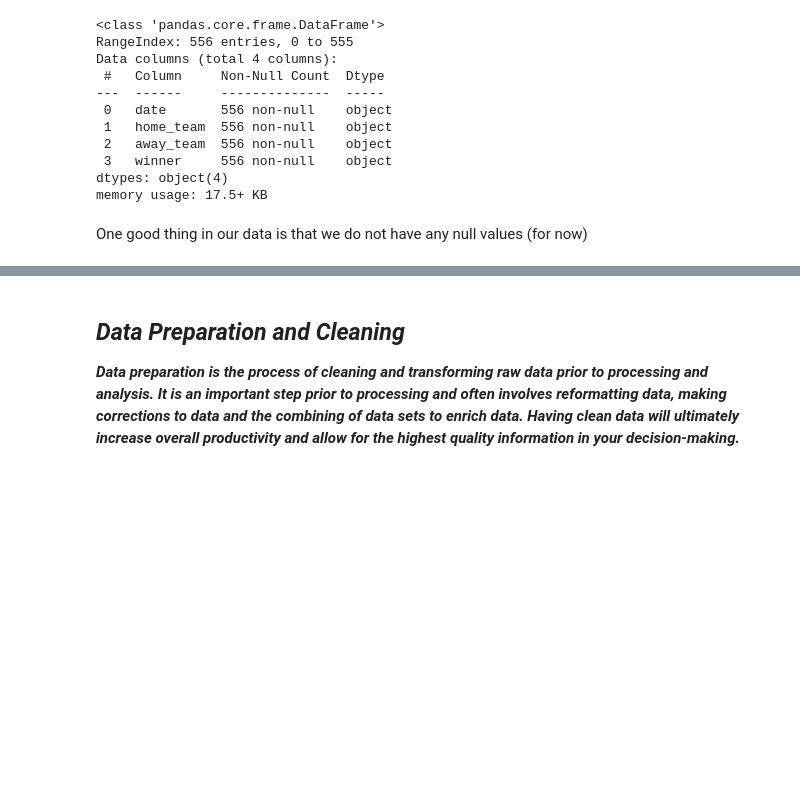
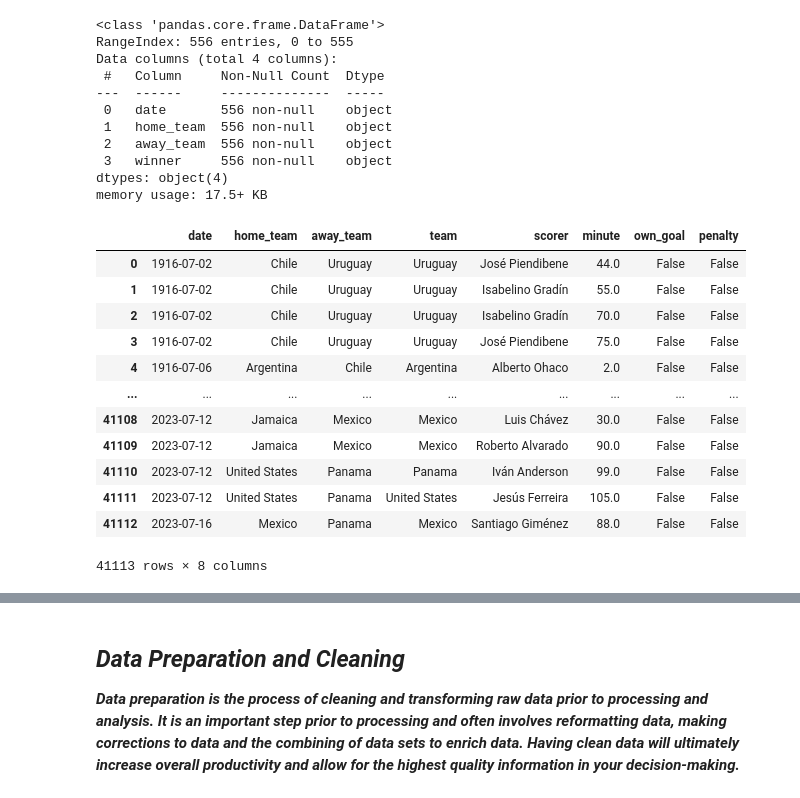
Before and after one commit to hamza-shakir/international-football-dashboard, a Jupyter notebook: visualizing-data-in-football.ipynb, the cells around one changed output, grey strips where cells are left out. Cells and saved outputs as stored; diff of their text form; code cells hidden in the pictures; blank space fills up the shorter version.

```diff
--- a/visualizing-data-in-football.ipynb
+++ b/visualizing-data-in-football.ipynb
@@ -98,5 +99,19 @@ Data columns (total 4 columns):
  3   winner     556 non-null    object
 dtypes: object(4)
 memory usage: 17.5+ KB
-# %% [markdown]
-One good thing in our data is that we do not have any null values (for now)
+# %%
+goalscorers_df
+# %% [output]
+|  | date | home_team | away_team | team | scorer | minute | own_goal | penalty |
+| 0 | 1916-07-02 | Chile | Uruguay | Uruguay | José Piendibene | 44.0 | False | False |
+| 1 | 1916-07-02 | Chile | Uruguay | Uruguay | Isabelino Gradín | 55.0 | False | False |
+| 2 | 1916-07-02 | Chile | Uruguay | Uruguay | Isabelino Gradín | 70.0 | False | False |
+| 3 | 1916-07-02 | Chile | Uruguay | Uruguay | José Piendibene | 75.0 | False | False |
+| 4 | 1916-07-06 | Argentina | Chile | Argentina | Alberto Ohaco | 2.0 | False | False |
+| ... | ... | ... | ... | ... | ... | ... | ... | ... |
+| 41108 | 2023-07-12 | Jamaica | Mexico | Mexico | Luis Chávez | 30.0 | False | False |
+| 41109 | 2023-07-12 | Jamaica | Mexico | Mexico | Roberto Alvarado | 90.0 | False | False |
+| 41110 | 2023-07-12 | United States | Panama | Panama | Iván Anderson | 99.0 | False | False |
+| 41111 | 2023-07-12 | United States | Panama | United States | Jesús Ferreira | 105.0 | False | False |
+| 41112 | 2023-07-16 | Mexico | Panama | Mexico | Santiago Giménez | 88.0 | False | False |
+41113 rows × 8 columns
```
Also changed, not shown: parts of 17 cells of this notebook.
